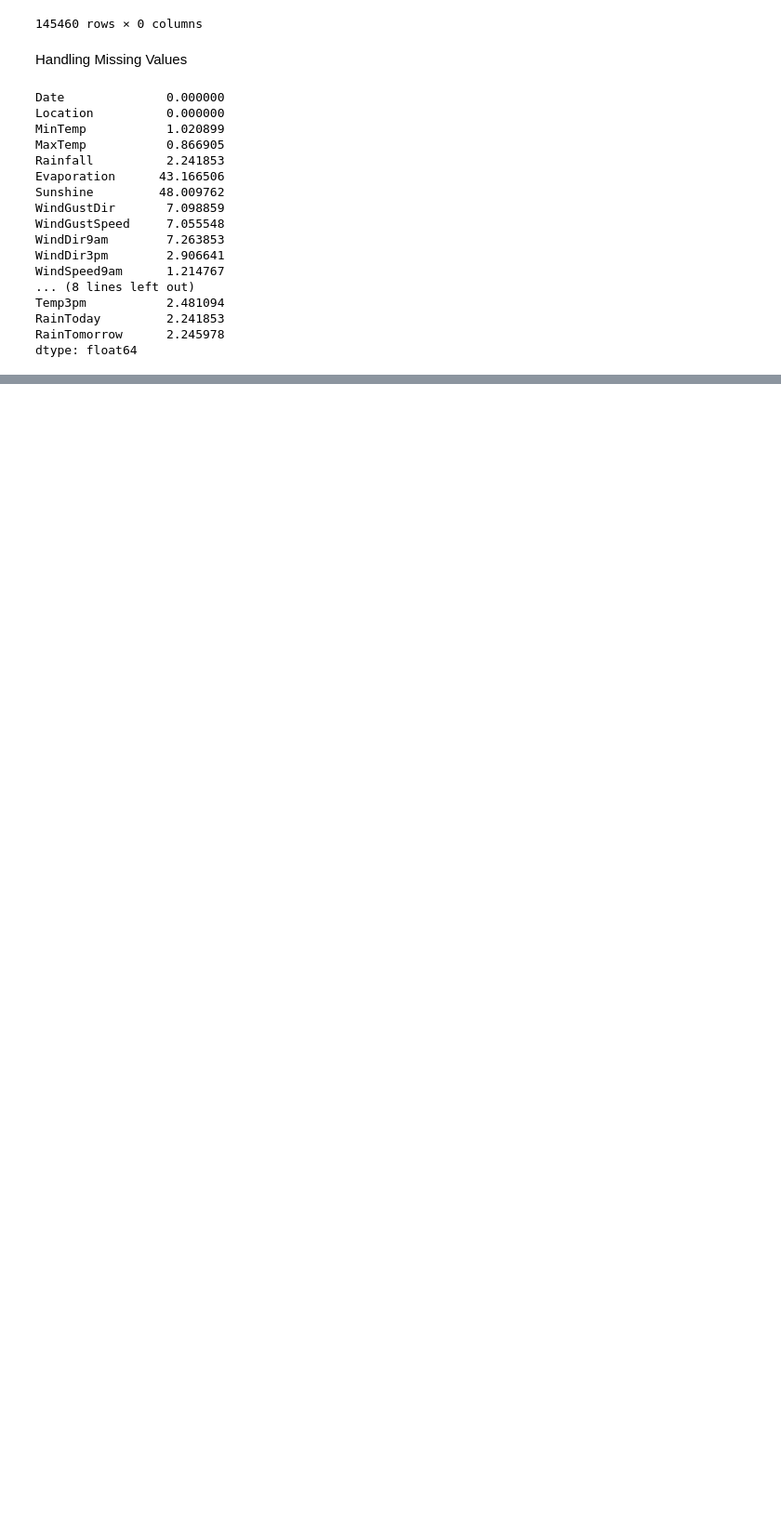
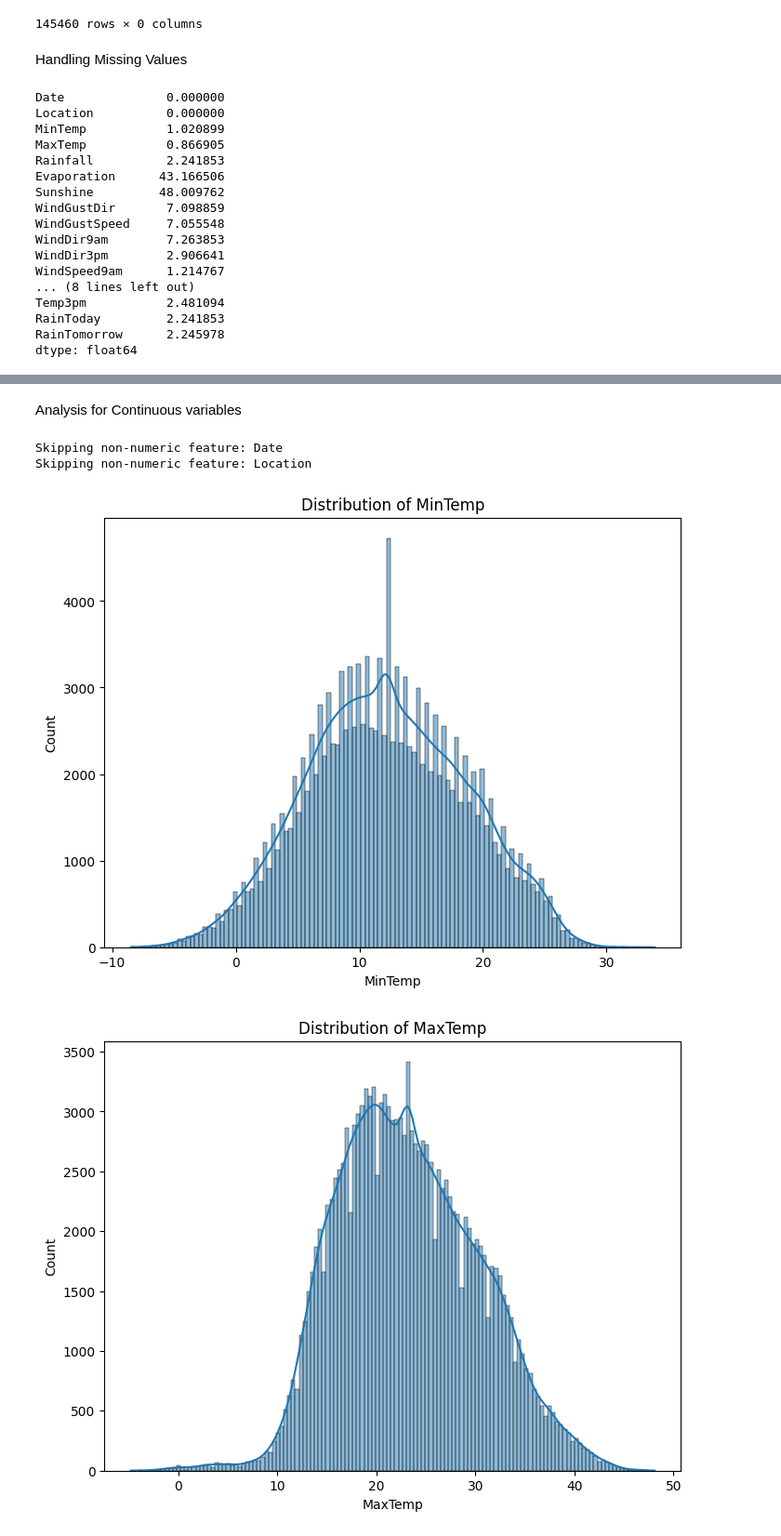
Before and after one commit to AshMaza/Code, a Jupyter notebook: Rain.ipynb, the cells around one changed output, grey strips where cells are left out. Shown at 93% size. Saved outputs shown, nothing was run; the diff lists cells and outputs as text; code cells hidden in the pictures; blank space fills up the shorter version.

```diff
--- a/Rain.ipynb
+++ b/Rain.ipynb
@@ -104,0 +206,33 @@ Cloud3pm is numerical variable,Discrete in nature
+# %% [markdown]
+Analysis for Continuous variables
+# %%
+import seaborn as sns
+import matplotlib.pyplot as plt
+import numpy as np
+
+# cont_var should be a list of your continuous variable names.
+for feature in cont_var:
+    data = df.copy()
+
+    # Skip non-numeric features
+    if not np.issubdtype(data[feature].dtype, np.number):
+        print(f"Skipping non-numeric feature: {feature}")
+        continue
+
+    # Set the figure size before plotting
+    plt.figure(figsize=(8, 6))
+
+    # Use histplot (with KDE) to plot the distribution of the feature
+    sns.histplot(data[feature], kde=True)
+
+    plt.xlabel(feature)
+    plt.ylabel("Count")
+    plt.title(f"Distribution of {feature}")
+
+    # Show the plot
+    plt.show()
+# %% [output]
+Skipping non-numeric feature: Date
+Skipping non-numeric feature: Location
+[figure, added]
+[figure, added]
```
Also changed, not shown: parts of 20 cells of this notebook.
